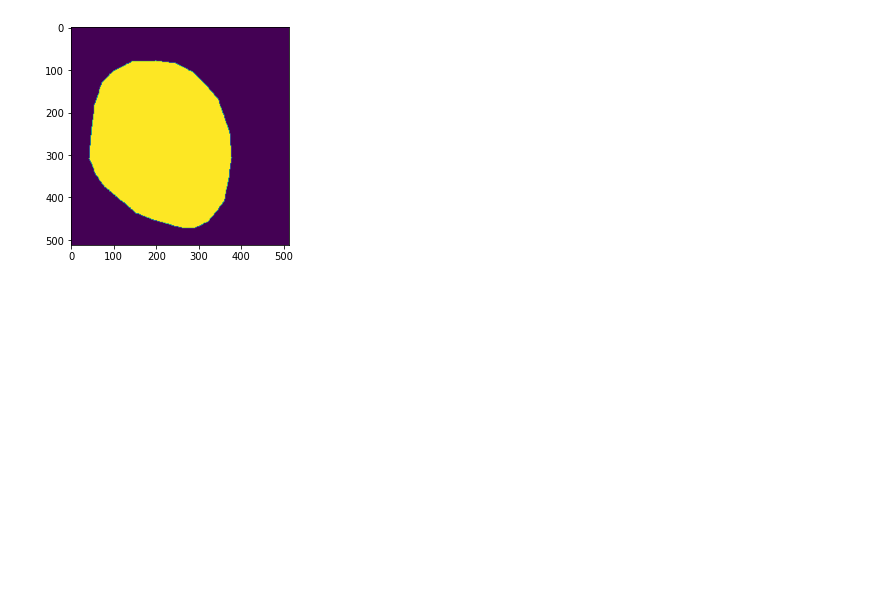
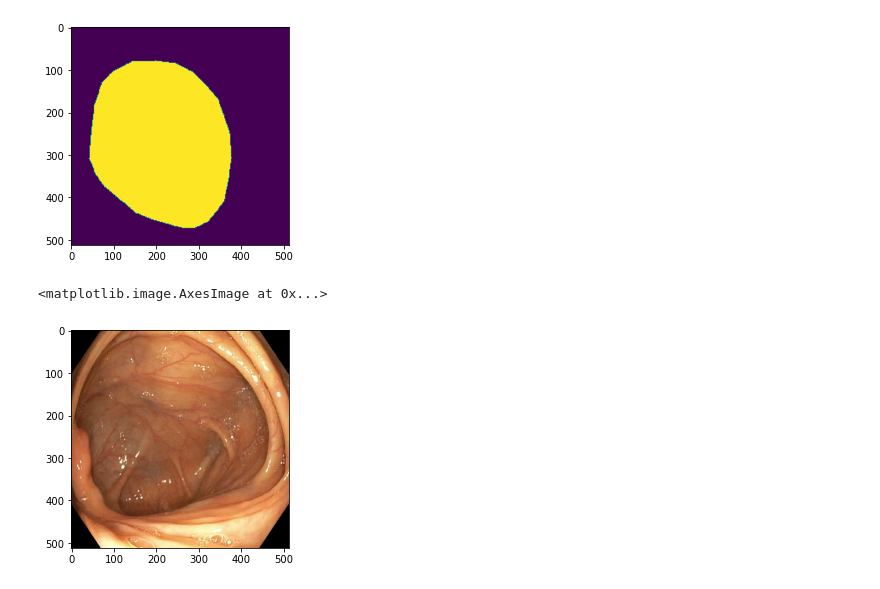
Before and after one commit to vlbthambawita/pyra-pip, a Jupyter notebook: tutorial/load_data_with_PYRA.ipynb, the cells around one changed output. Drawn from its saved outputs; the diff is of its cells as text; code cells hidden in the pictures; blank space fills up the shorter version.

```diff
--- a/tutorial/load_data_with_PYRA.ipynb
+++ b/tutorial/load_data_with_PYRA.ipynb
@@ -35,3 +29,7 @@ data_from_path = PYRADatasetFromPaths("/work/vajira/DL/PYRA-piip/pyra-pytorch/tu
+# %%
+df = pd.read_csv("/work/vajira/data/EndoCV_2021/CSV_file_with_paths/C1.csv")
+# %%
+data_from_df = PYRADatasetFromDF(df, img_size=512, grid_sizes=[256])
 # %%
 plt.imshow(data_from_path[1]['img'])
 # %% [output]
@@ -97,3 +95,8 @@ plt.imshow(data[2000]['mask'])
 # %% [output]
 <matplotlib.image.AxesImage at 0x...>
 [figure]
+# %%
+plt.imshow(data_from_df[0]["img"])
+# %% [output]
+<matplotlib.image.AxesImage at 0x...>
+[figure, added]
```
Also changed, not shown: parts of 5 cells of this notebook, 2 other files.
